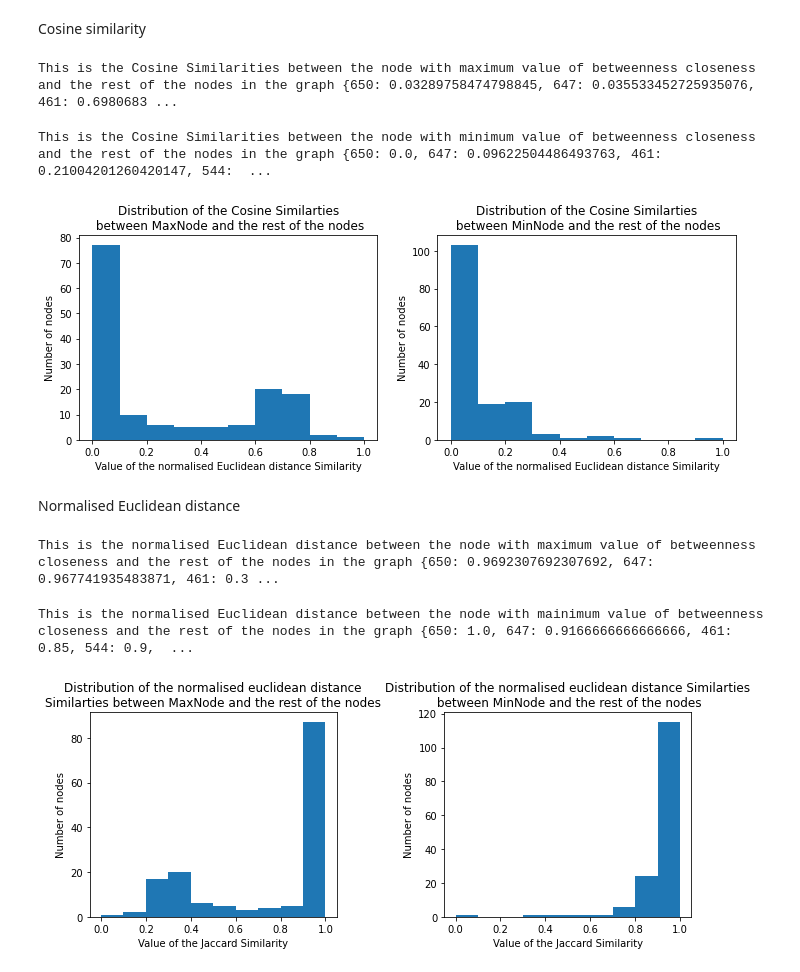
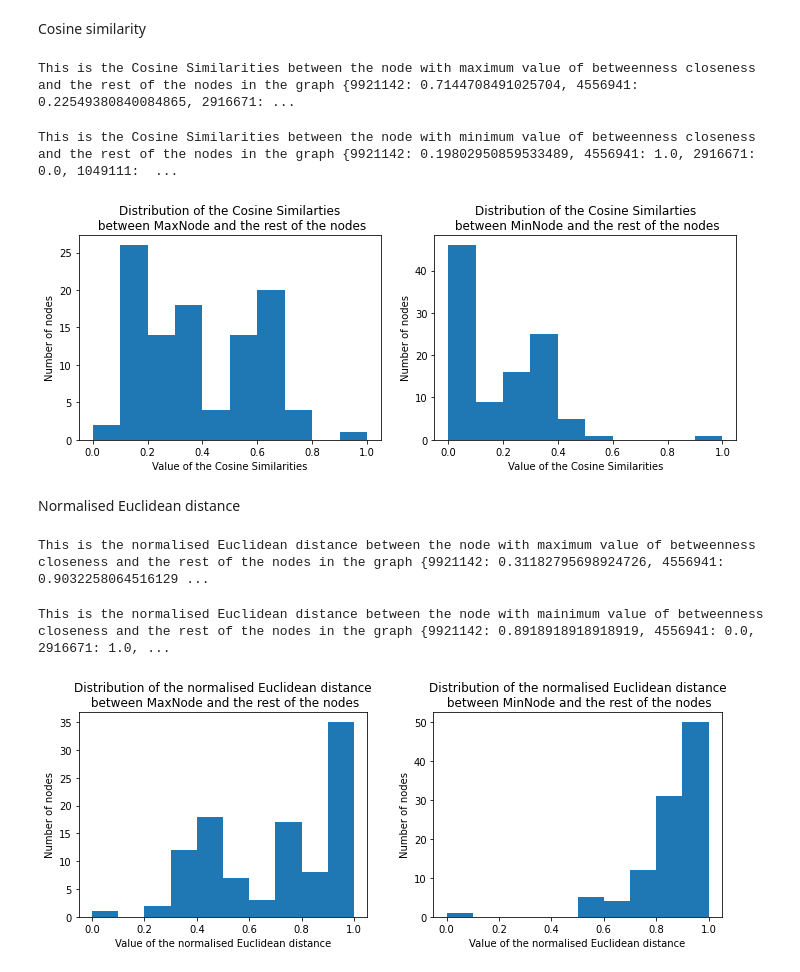
Before and after one commit to CarolinaOliveira001/Complex_Network, a Jupyter notebook: Assignment4.ipynb, the cells around one changed output. Cells and saved outputs as stored; diff of their text form; code cells hidden in the pictures.

```diff
--- a/Assignment4.ipynb
+++ b/Assignment4.ipynb
@@ -188,48 +176,48 @@ Cosine similarity
 # %%
 cosineSimilarityMaxNodes = {}
 
-for node in list(graphFacebook.nodes):
-  divisor = (len(getNeighbours(graphFacebook, maxNode)) * len(getNeighbours(graphFacebook, node)))**(1/2)
-  cosineSimilarityMaxNodes[node] = len(getIntersectionNeighbours(graphFacebook, maxNode, node))/divisor
+for node in list(largestStronglyConnectedComponent.nodes):
+  divisor = (len(getNeighbours(largestStronglyConnectedComponent, maxNode)) * len(getNeighbours(largestStronglyConnectedComponent, node)))**(1/2)
+  cosineSimilarityMaxNodes[node] = len(getIntersectionNeighbours(largestStronglyConnectedComponent, maxNode, node))/divisor
 print("This is the Cosine Similarities between the node with maximum value of betweenness closeness and the rest of the nodes in the graph", cosineSimilarityMaxNodes)
 # %% [output]
-This is the Cosine Similarities between the node with maximum value of betweenness closeness and the rest of the nodes in the graph {650: 0.03289758474798845, 647: 0.035533452725935076, 461: 0.6980683 ...
+This is the Cosine Similarities between the node with maximum value of betweenness closeness and the rest of the nodes in the graph {9921142: 0.7144708491025704, 4556941: 0.22549380840084865, 2916671: ...
 # %%
 cosineSimilarityMinNodes = {}
 
-for node in list(graphFacebook.nodes):
-  divisor = (len(getNeighbours(graphFacebook, minNode)) * len(getNeighbours(graphFacebook, node)))**(1/2)
-  cosineSimilarityMinNodes[node] = len(getIntersectionNeighbours(graphFacebook, minNode, node))/divisor
+for node in list(largestStronglyConnectedComponent.nodes):
+  divisor = (len(getNeighbours(largestStronglyConnectedComponent, minNode)) * len(getNeighbours(largestStronglyConnectedComponent, node)))**(1/2)
+  cosineSimilarityMinNodes[node] = len(getIntersectionNeighbours(largestStronglyConnectedComponent, minNode, node))/divisor
 print("This is the Cosine Similarities between the node with minimum value of betweenness closeness and the rest of the nodes in the graph", cosineSimilarityMinNodes)
 # %% [output]
-This is the Cosine Similarities between the node with minimum value of betweenness closeness and the rest of the nodes in the graph {650: 0.0, 647: 0.09622504486493763, 461: 0.21004201260420147, 544:  ...
+This is the Cosine Similarities between the node with minimum value of betweenness closeness and the rest of the nodes in the graph {9921142: 0.19802950859533489, 4556941: 1.0, 2916671: 0.0, 1049111:  ...
 # %%
 plotDistributions(cosineSimilarityMaxNodes.values(), cosineSimilarityMinNodes.values(),
-                  "Distribution of the Cosine Similarties\n between MaxNode and the rest of the nodes", "Distribution of the Cosine Similarties\n between MinNode and the rest of the nodes", "Value of the normalised Euclidean distance Similarity")
+                  "Distribution of the Cosine Similarties\n between MaxNode and the rest of the nodes", "Distribution of the Cosine Similarties\n between MinNode and the rest of the nodes", "Value of the Cosine Similarities")
 # %% [output]
-[figure, old version]
+[figure, new version]
 # %% [markdown]
 Normalised Euclidean distance
 # %%
 normalisedEuclideanDistanceMaxNodes = {}
 
-for node in list(graphFacebook.nodes):
-  divisor = len(getNeighbours(graphFacebook, maxNode)) + len(getNeighbours(graphFacebook, node))
-  normalisedEuclideanDistanceMaxNodes[node] = 1- 2*len(getIntersectionNeighbours(graphFacebook, maxNode, node))/divisor
+for node in list(largestStronglyConnectedComponent.nodes):
+  divisor = len(getNeighbours(largestStronglyConnectedComponent, maxNode)) + len(getNeighbours(largestStronglyConnectedComponent, node))
+  normalisedEuclideanDistanceMaxNodes[node] = 1- 2*len(getIntersectionNeighbours(largestStronglyConnectedComponent, maxNode, node))/divisor
 print("This is the normalised Euclidean distance between the node with maximum value of betweenness closeness and the rest of the nodes in the graph", normalisedEuclideanDistanceMaxNodes)
 # %% [output]
-This is the normalised Euclidean distance between the node with maximum value of betweenness closeness and the rest of the nodes in the graph {650: 0.9692307692307692, 647: 0.967741935483871, 461: 0.3 ...
+This is the normalised Euclidean distance between the node with maximum value of betweenness closeness and the rest of the nodes in the graph {9921142: 0.31182795698924726, 4556941: 0.9032258064516129 ...
 # %%
 normalisedEuclideanDistanceMinNodes = {}
 
-for node in list(graphFacebook.nodes):
-  divisor = len(getNeighbours(graphFacebook, minNode)) + len(getNeighbours(graphFacebook, node))
-  normalisedEuclideanDistanceMinNodes[node] = 1- 2*len(getIntersectionNeighbours(graphFacebook, minNode, node))/divisor
+for node in list(largestStronglyConnectedComponent.nodes):
+  divisor = len(getNeighbours(largestStronglyConnectedComponent, minNode)) + len(getNeighbours(largestStronglyConnectedComponent, node))
+  normalisedEuclideanDistanceMinNodes[node] = 1- 2*len(getIntersectionNeighbours(largestStronglyConnectedComponent, minNode, node))/divisor
 print("This is the normalised Euclidean distance between the node with mainimum value of betweenness closeness and the rest of the nodes in the graph", normalisedEuclideanDistanceMinNodes)
 # %% [output]
-This is the normalised Euclidean distance between the node with mainimum value of betweenness closeness and the rest of the nodes in the graph {650: 1.0, 647: 0.9166666666666666, 461: 0.85, 544: 0.9,  ...
+This is the normalised Euclidean distance between the node with mainimum value of betweenness closeness and the rest of the nodes in the graph {9921142: 0.8918918918918919, 4556941: 0.0, 2916671: 1.0, ...
 # %%
 plotDistributions(normalisedEuclideanDistanceMaxNodes.values(), normalisedEuclideanDistanceMinNodes.values(),
-                  "Distribution of the normalised euclidean distance\nSimilarties between MaxNode and the rest of the nodes", "Distribution of the normalised euclidean distance Similarties\n between MinNode and the rest of the nodes", "Value of the Jaccard Similarity")
+                  "Distribution of the normalised Euclidean distance\n between MaxNode and the rest of the nodes", "Distribution of the normalised Euclidean distance\n between MinNode and the rest of the nodes", "Value of the normalised Euclidean distance")
 # %% [output]
-[figure, old version]
+[figure, new version]
```
Also changed, not shown: parts of 13 cells of this notebook.
